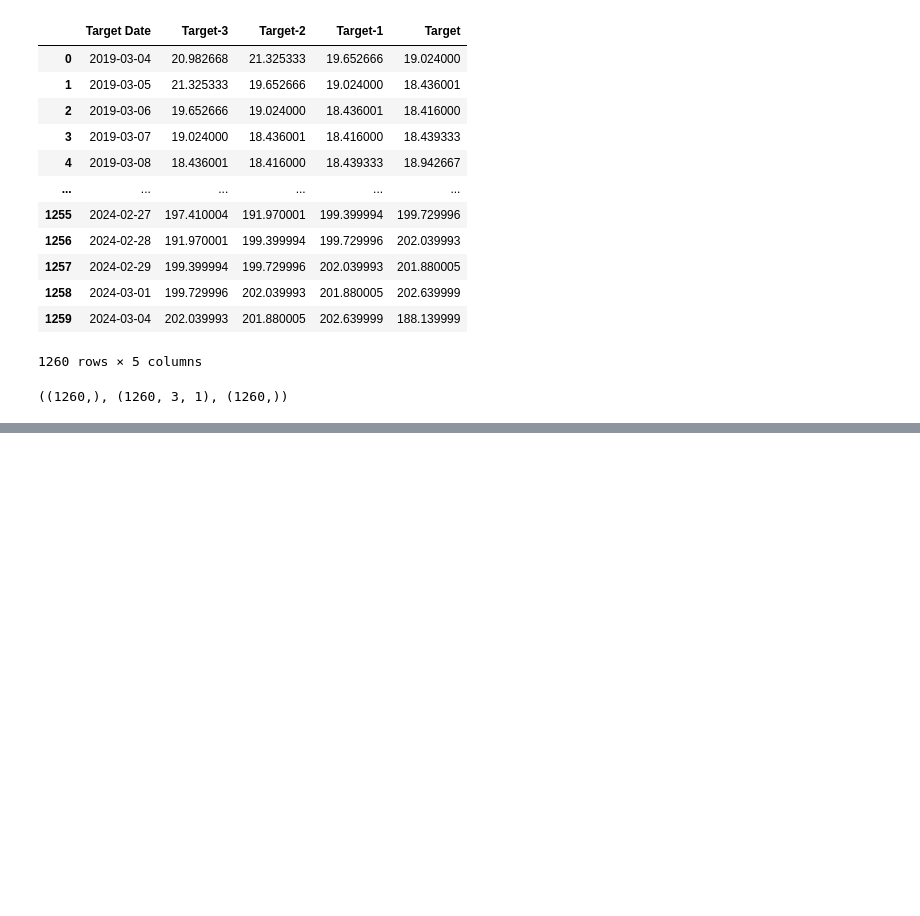
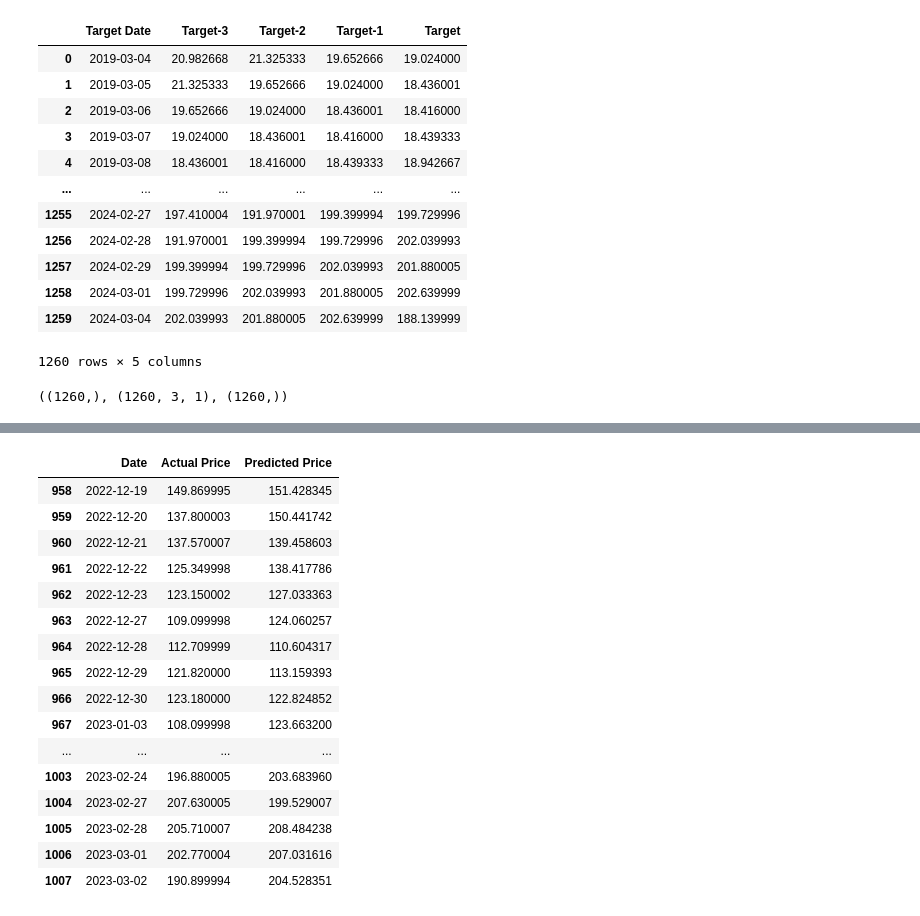
Before and after one commit to mloayzam/the_data_tweakers, a Jupyter notebook: Final Project/TSLA_Prediction_updated_v2.ipynb, the cells around one changed output, grey strips where cells are left out. Saved outputs shown, nothing was run; the diff lists cells and outputs as text; code cells hidden in the pictures; blank space fills up the shorter version.

```diff
--- a/Final Project/TSLA_Prediction_updated_v2.ipynb
+++ b/Final Project/TSLA_Prediction_updated_v2.ipynb
@@ -457,0 +492,20 @@ plt.legend(['Training Predictions', 'Training Observations'])
+# %%
+predictions_df.tail(50)
+# %% [output]
+|  | Date | Actual Price | Predicted Price |
+| 958 | 2022-12-19 | 149.869995 | 151.428345 |
+| 959 | 2022-12-20 | 137.800003 | 150.441742 |
+| 960 | 2022-12-21 | 137.570007 | 139.458603 |
+| 961 | 2022-12-22 | 125.349998 | 138.417786 |
+| 962 | 2022-12-23 | 123.150002 | 127.033363 |
+| 963 | 2022-12-27 | 109.099998 | 124.060257 |
+| 964 | 2022-12-28 | 112.709999 | 110.604317 |
+| 965 | 2022-12-29 | 121.820000 | 113.159393 |
+| 966 | 2022-12-30 | 123.180000 | 122.824852 |
+| 967 | 2023-01-03 | 108.099998 | 123.663200 |
+| ... | ... | ... | ... |
+| 1003 | 2023-02-24 | 196.880005 | 203.683960 |
+| 1004 | 2023-02-27 | 207.630005 | 199.529007 |
+| 1005 | 2023-02-28 | 205.710007 | 208.484238 |
+| 1006 | 2023-03-01 | 202.770004 | 207.031616 |
+| 1007 | 2023-03-02 | 190.899994 | 204.528351 |
```
Also changed, not shown: parts of 5 cells of this notebook.
